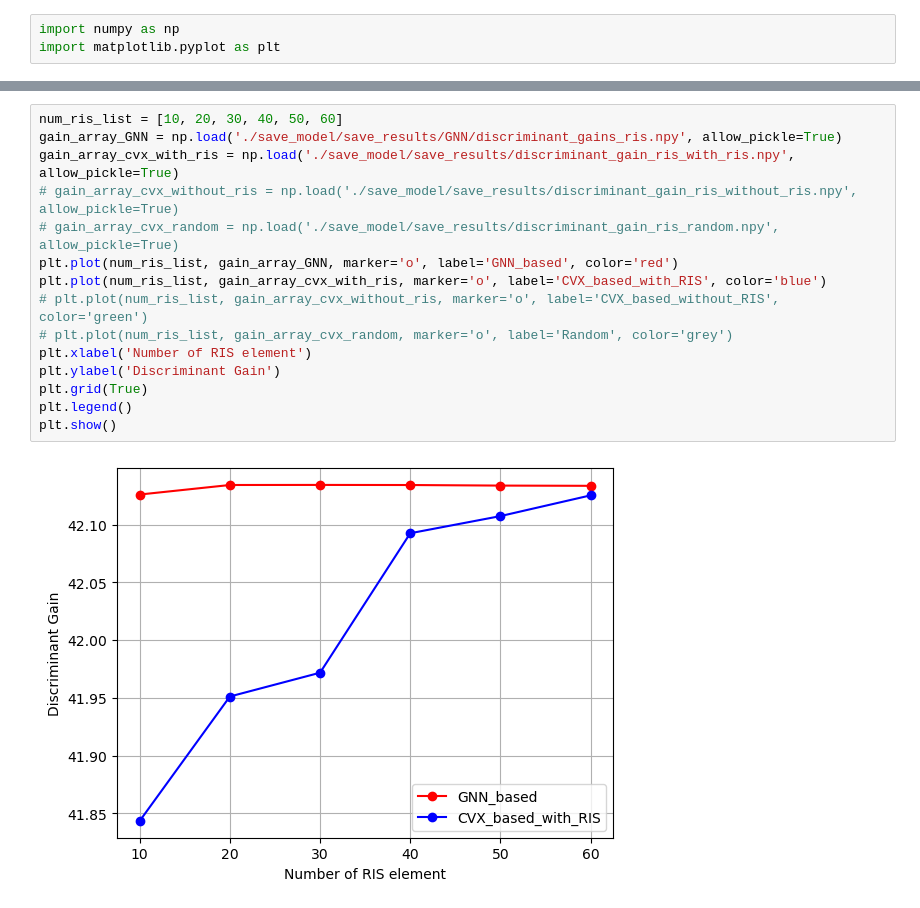
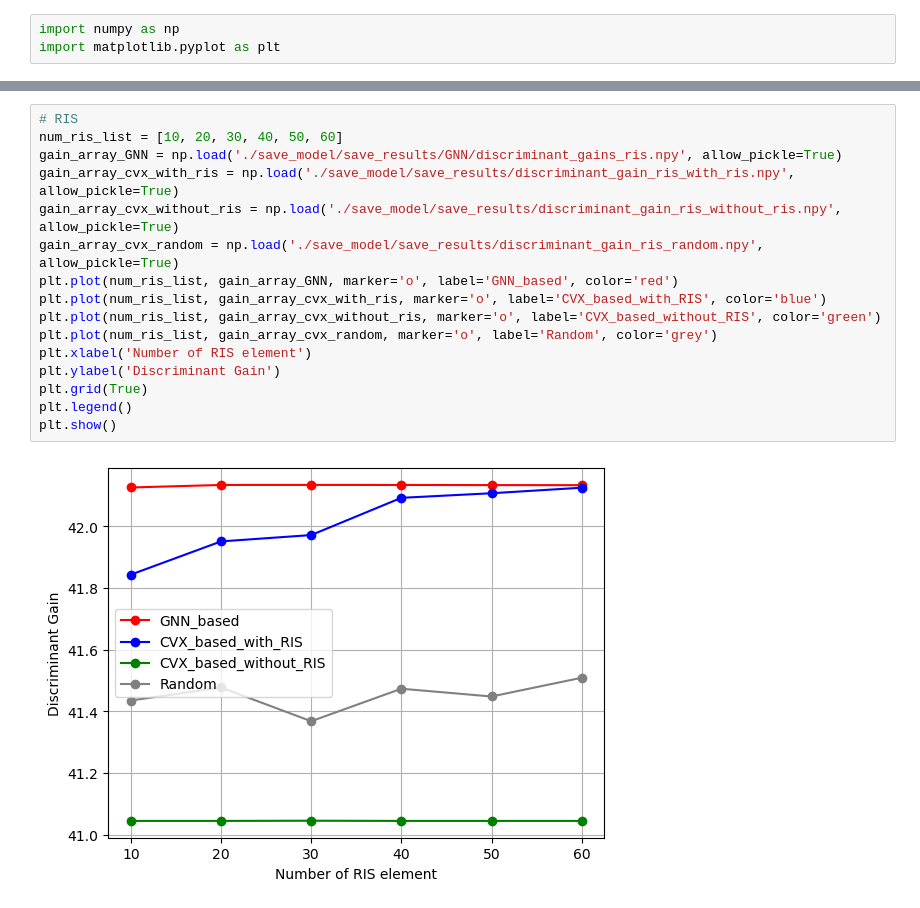
Before and after one commit to YuLong4/GNN-AirComp-RIS, a Jupyter notebook: drafts.ipynb, the cells around one changed output, grey strips where cells are left out. Drawn from its saved outputs; the diff is of its cells as text.

```diff
--- a/drafts.ipynb
+++ b/drafts.ipynb
@@ -38,17 +40,18 @@ plt.show()
 # %%
+# RIS
 num_ris_list = [10, 20, 30, 40, 50, 60]
 gain_array_GNN = np.load('./save_model/save_results/GNN/discriminant_gains_ris.npy', allow_pickle=True)
 gain_array_cvx_with_ris = np.load('./save_model/save_results/discriminant_gain_ris_with_ris.npy', allow_pickle=True)
-# gain_array_cvx_without_ris = np.load('./save_model/save_results/discriminant_gain_ris_without_ris.npy', allow_pickle=True)
-# gain_array_cvx_random = np.load('./save_model/save_results/discriminant_gain_ris_random.npy', allow_pickle=True)
+gain_array_cvx_without_ris = np.load('./save_model/save_results/discriminant_gain_ris_without_ris.npy', allow_pickle=True)
+gain_array_cvx_random = np.load('./save_model/save_results/discriminant_gain_ris_random.npy', allow_pickle=True)
 plt.plot(num_ris_list, gain_array_GNN, marker='o', label='GNN_based', color='red')
 plt.plot(num_ris_list, gain_array_cvx_with_ris, marker='o', label='CVX_based_with_RIS', color='blue')
-# plt.plot(num_ris_list, gain_array_cvx_without_ris, marker='o', label='CVX_based_without_RIS', color='green')
-# plt.plot(num_ris_list, gain_array_cvx_random, marker='o', label='Random', color='grey')
+plt.plot(num_ris_list, gain_array_cvx_without_ris, marker='o', label='CVX_based_without_RIS', color='green')
+plt.plot(num_ris_list, gain_array_cvx_random, marker='o', label='Random', color='grey')
 plt.xlabel('Number of RIS element')
 plt.ylabel('Discriminant Gain')
 plt.grid(True)
 plt.legend()
 plt.show()
 # %% [output]
-[figure, old version]
+[figure, new version]
```
Also changed, not shown: parts of 3 cells of this notebook, 15 other files.
